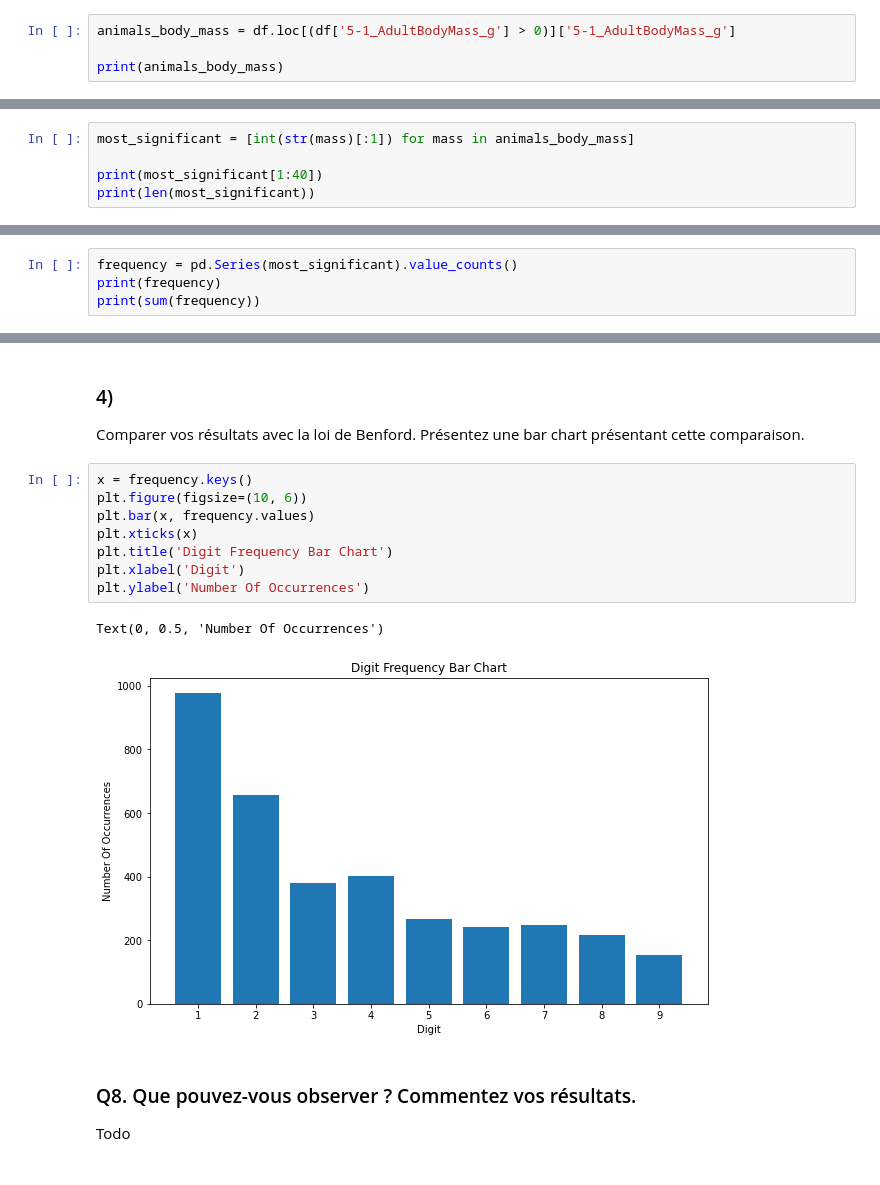
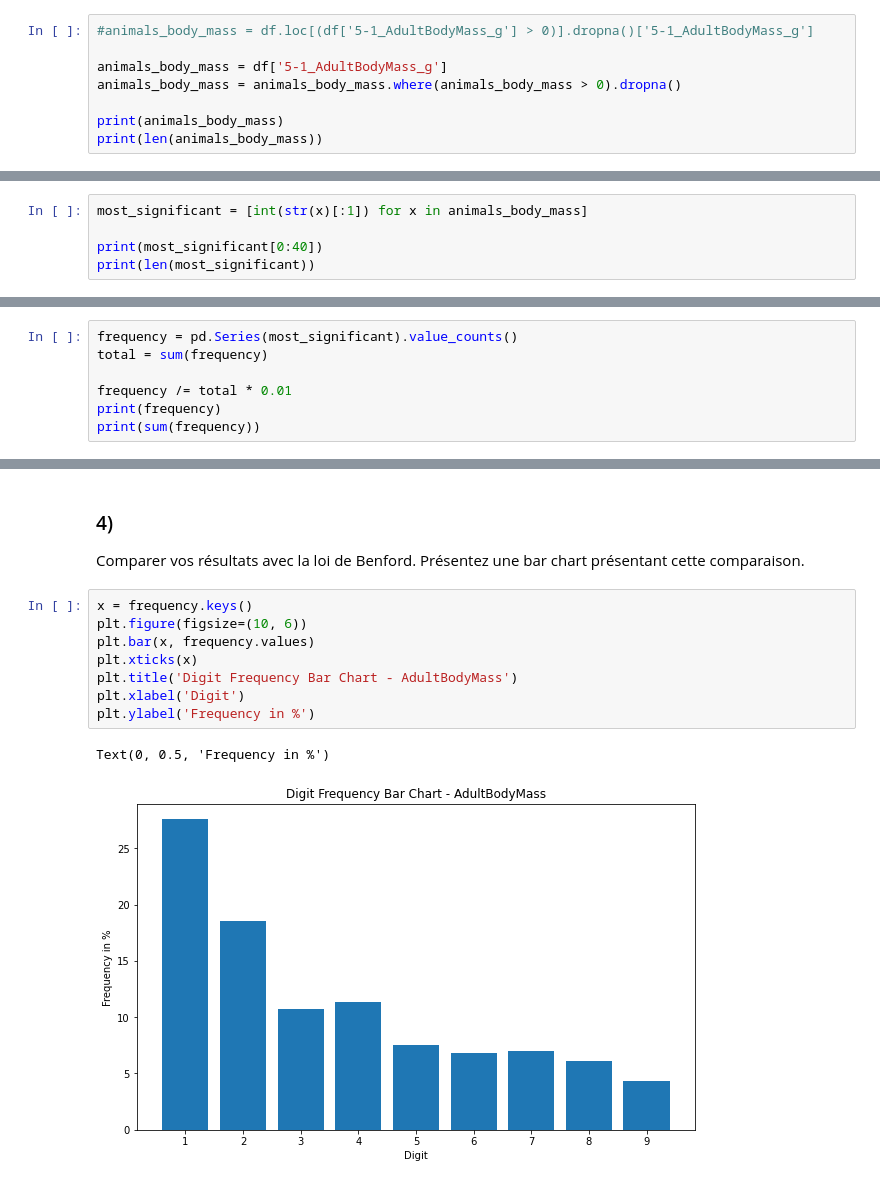
Before and after one commit to heig-vkaelin/isd, a Jupyter notebook: Labo3/ animaux.ipynb, the cells around one changed output, grey strips where cells are left out. Drawn from its saved outputs; the diff is of its cells as text.

```diff
--- a/Labo3/ animaux.ipynb
+++ b/Labo3/ animaux.ipynb
@@ -127,9 +127,13 @@ L'histogramme a un bien meilleure répartition que le précédent par son échel
 ### 1)
 Prenez la masse corporelle (en grammes) des animaux à leur âge adulte (colonne « 5-1_AdultBodyMass_g ») après filtrage des données manquantes ou aberrantes.
 # %%
-animals_body_mass = df.loc[(df['5-1_AdultBodyMass_g'] > 0)]['5-1_AdultBodyMass_g']
+#animals_body_mass = df.loc[(df['5-1_AdultBodyMass_g'] > 0)].dropna()['5-1_AdultBodyMass_g']
+
+animals_body_mass = df['5-1_AdultBodyMass_g']
+animals_body_mass = animals_body_mass.where(animals_body_mass > 0).dropna()
 
 print(animals_body_mass)
+print(len(animals_body_mass))
 # %% [output]
 0       492714.47
 1        10392.49
@@ -147,8 +152,8 @@ Name: 5-1_AdultBodyMass_g, Length: 3542, dtype: float64
 ### 2)
 Extrayez le chiffre le plus significatif de la masse corporelle des animaux.
 # %%
-most_significant = [int(str(mass)[:1]) for mass in animals_body_mass]
+most_significant = [int(str(x)[:1]) for x in animals_body_mass]
 
-print(most_significant[1:40])
+print(most_significant[0:40])
 print(len(most_significant))
 # %% [output]
@@ -159,6 +164,9 @@ print(len(most_significant))
 Calculez la fréquence d’apparition de chaque digit pour l‘ensemble d’animaux.
 # %%
 frequency = pd.Series(most_significant).value_counts()
+total = sum(frequency)
+
+frequency /= total * 0.01
 print(frequency)
 print(sum(frequency))
 # %% [output]
@@ -179,15 +187,11 @@ Comparer vos résultats avec la loi de Benford. Présentez une bar chart présen
 # %%
 x = frequency.keys()
 plt.figure(figsize=(10, 6))
 plt.bar(x, frequency.values)
 plt.xticks(x)
-plt.title('Digit Frequency Bar Chart')
+plt.title('Digit Frequency Bar Chart - AdultBodyMass')
 plt.xlabel('Digit')
-plt.ylabel('Number Of Occurrences')
+plt.ylabel('Frequency in %')
 # %% [output]
-Text(0, 0.5, 'Number Of Occurrences')
+Text(0, 0.5, 'Frequency in %')
-[figure, old version]
+[figure, new version]
-# %% [markdown]
-### Q8. Que pouvez-vous observer ? Commentez vos résultats.
-
-Todo
```
Also changed, not shown: parts of 10 cells of this notebook, 1 other file.
